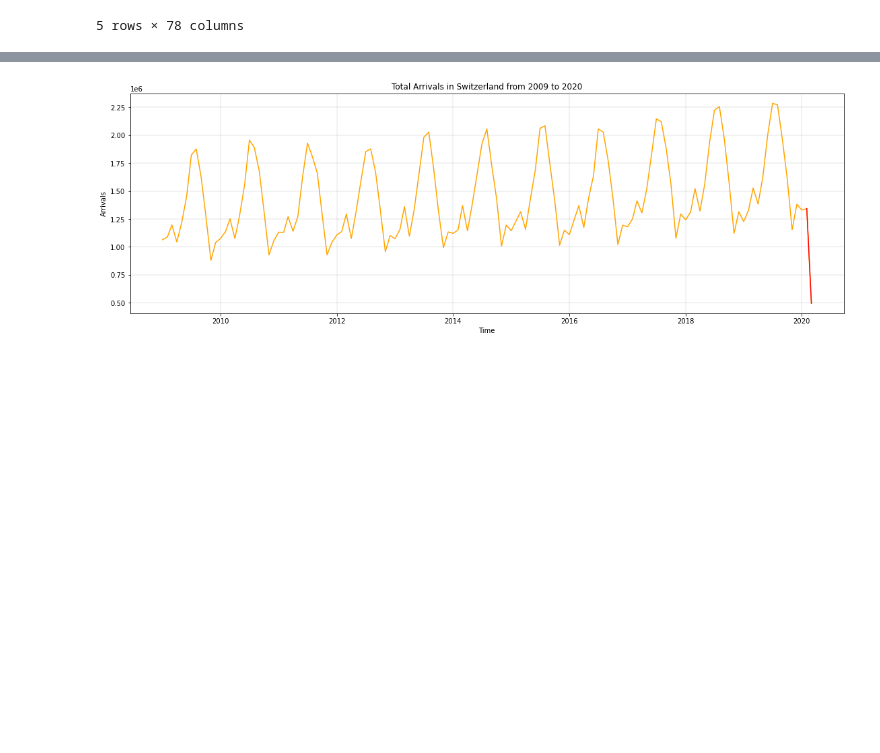
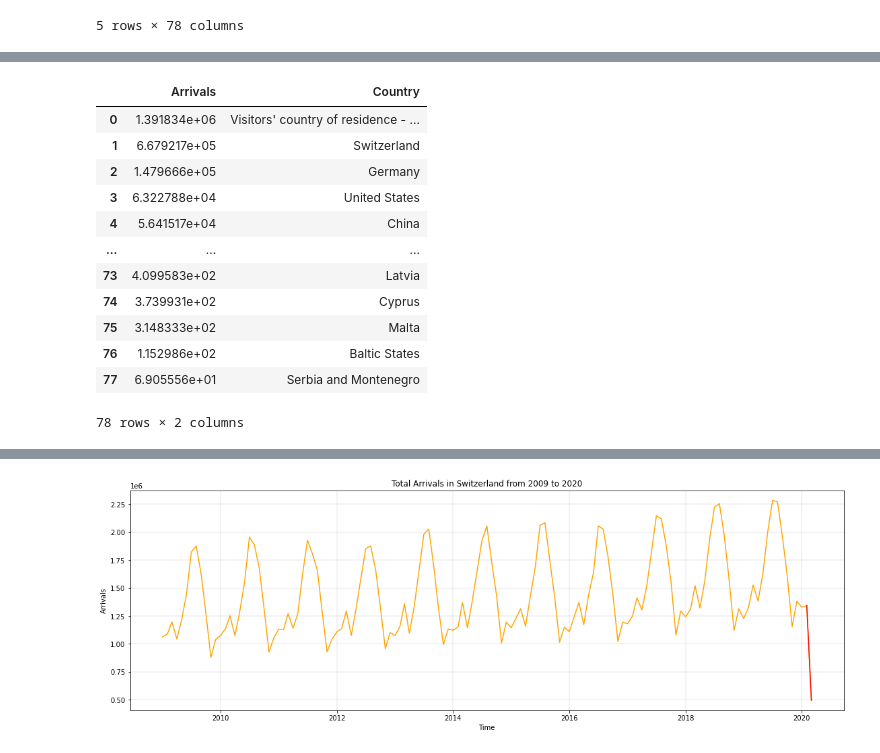
Before and after one commit to naayem/SwissHotelArrivalsPredictor, a Jupyter notebook: Project.ipynb, the cells around one changed output, grey strips where cells are left out. Drawn from its saved outputs; the diff is of its cells as text; code cells hidden in the pictures; blank space fills up the shorter version.

```diff
--- a/Project.ipynb
+++ b/Project.ipynb
@@ -42,0 +69,16 @@ data.head(5)
+# %%
+total_arrivals_per_country
+# %% [output]
+|  | Arrivals | Country |
+| 0 | 1.391834e+06 | Visitors' country of residence - ... |
+| 1 | 6.679217e+05 | Switzerland |
+| 2 | 1.479666e+05 | Germany |
+| 3 | 6.322788e+04 | United States |
+| 4 | 5.641517e+04 | China |
+| ... | ... | ... |
+| 73 | 4.099583e+02 | Latvia |
+| 74 | 3.739931e+02 | Cyprus |
+| 75 | 3.148333e+02 | Malta |
+| 76 | 1.152986e+02 | Baltic States |
+| 77 | 6.905556e+01 | Serbia and Montenegro |
+78 rows × 2 columns
```
Also changed, not shown: parts of 11 cells of this notebook, 1 other file.
